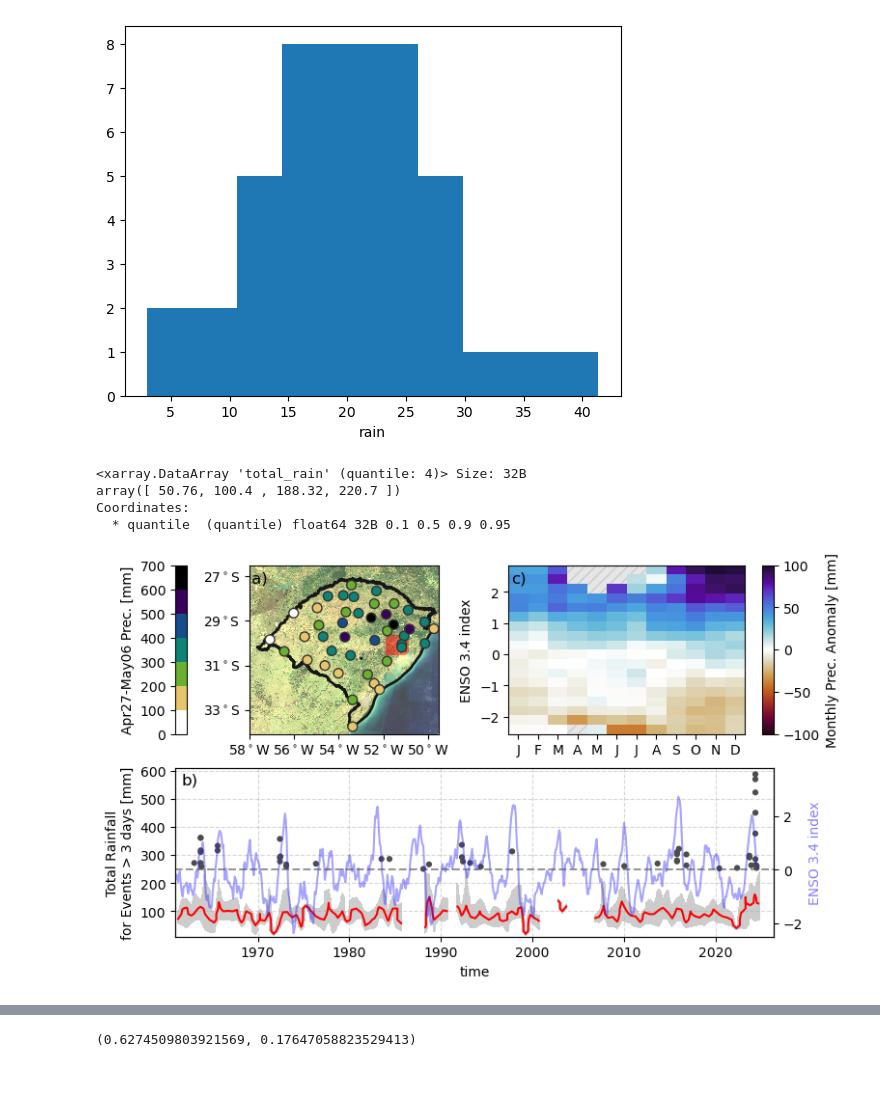
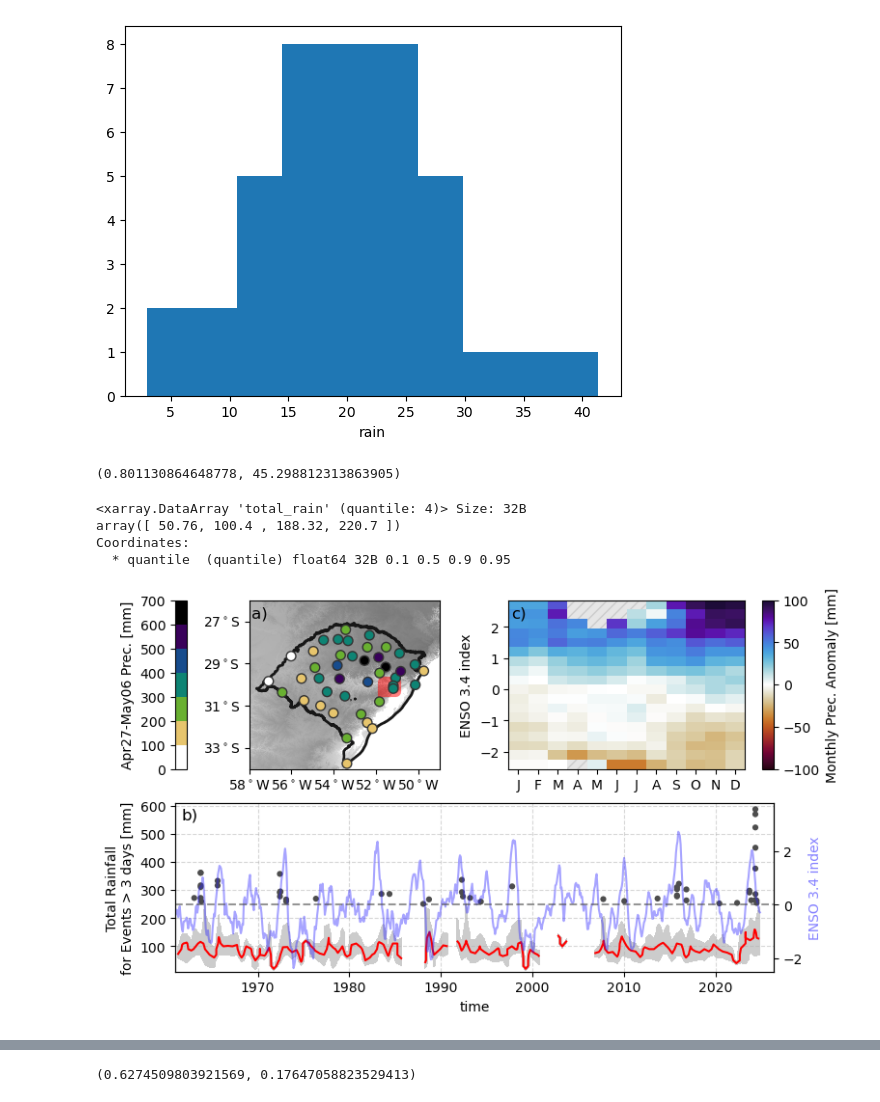
Before and after one commit to iuryt/swot_southbrazil_flooding, a Jupyter notebook: src/03-met_stations.ipynb, the cells around one changed output, grey strips where cells are left out. Drawn from its saved outputs; the diff is of its cells as text; code cells hidden in the pictures.

```diff
--- a/src/03-met_stations.ipynb
+++ b/src/03-met_stations.ipynb
@@ -22,8 +26,24 @@ from tools import lonlim, latlim
+# %%
+bat = xr.open_dataset("../data/external/gebco/gebco.nc")
 # %%
 landsat = xr.open_dataset("../data/external/landsat/before_large.nc")
 landsat = process_satellite_image(landsat, gamma=0.9)
 gdf = gpd.read_file("../data/external/shapefiles/RS_Municipios_2022/RS_Municipios_2022.shp")
-state = gpd.GeoDataFrame(gdf.unary_union, columns=["geometry"], crs="EPSG:4326")
+state = gpd.GeoDataFrame(geometry=[gdf.unary_union], columns=["geometry"], crs="EPSG:4326")
+# %%
+url = "https://psl.noaa.gov/mjo/mjoindex/omi.1x.txt"
+response = requests.get(url)
+response.raise_for_status()  # Raise an error if the request fails
+data = response.text
+
+lines = data.split("\n")[1:-4]
+data = []
+for line in lines:
+    year, month, day, hour, _, _, pc1pc2 = line.split()
+    year, month, day, hour = [int(v) for v in (year, month, day, hour)]
+    data.append([datetime(year, month, day, hour), float(pc1pc2)])
+mjo = pd.DataFrame(data, columns=["time","mjo"]).set_index("time")
+mjo = mjo.to_xarray().mjo
 # %%
 url = "https://psl.noaa.gov/data/correlation/nina34.anom.data"
 response = requests.get(url)
@@ -171,3 +206,10 @@ dsum = dsum.where(dsum>0).dropna("name")
+# %%
+nnan = ~np.isnan(np.ravel(imergd)*np.ravel(dailyi))
+p = np.corrcoef(np.ravel(imergd)[nnan], np.ravel(dailyi)[nnan])[0,1]
+e = np.sqrt(np.mean((np.ravel(imergd)[nnan]-np.ravel(dailyi)[nnan])**2))
+print((p,e))
+# %% [output]
+(0.801130864648778, 45.298812313863905)
 # %%
 threshold = 4
 min_ndays = 3
@@ -235,7 +277,9 @@ ax["C2"] = fig.add_subplot(gs[0, 5])
 ax["A3"] = fig.add_subplot(gs[1, :])  # A3 takes up the full row at the bottom
 # ax["C3"] = fig.add_subplot(gs[1, -1])
 
-landsat.plot.imshow(ax=ax["A1"], alpha=0.7)
+# landsat.plot.imshow(ax=ax["A1"], alpha=0.7)
+np.log10(bat.elevation.where(bat.elevation>0)).plot(ax=ax["A1"], cmap="gray_r", vmax=6, add_colorbar=False)
+
 state.plot(ax=ax["A1"], edgecolor="#171717ff", facecolor="none", linewidth=2)
 ax["A1"].set(xlabel="", ylabel="", yticks=np.arange(-33, -26, 2), xticks=np.arange(-58, -48, 2), title="")
 
@@ -269,31 +313,31 @@ Hi = H.resample(time="6m").sum()
 
 Hc.plot.contour(ax=ax["A3"], levels=[0.5], colors="r")
 Hc.plot.contourf(ax=ax["A3"], levels=[0.2, 0.8], colors="k", alpha=0.2, extend="neither", add_colorbar=False)
 
 a3b = ax["A3"].twinx()
 enso_stacked.plot(ax=a3b, color="#251dff66")
 a3b.set_ylabel("ENSO 3.4 index", color="#251dff8f")
 a3b.set(ylim=[-2.5, 3.8])
 a3b.axhline(0, linestyle="--", color="0.3", alpha=0.6)
 
 
 ax["A3"].scatter(events.time.where(where), events.total_rain.where(where), c="0.3", s=20, edgecolor="none", zorder=1e3)
 # ax["A3"].scatter([datetime(2024,4,26)]*rsum.where(rsum>250).size,rsum.where(rsum>250), c="0.3", s=20, edgecolor="none")
 ax["A3"].set(xlim=[datetime(1961,1,1), datetime(2026,5,1)], ylabel="Total Rainfall\nfor Events > 3 days [mm]")
 
 
 
 ax["A3"].grid(True, ls="--", alpha=0.5)
 # for dt in historic_events:
 #     ax["A3"].axvline(dt)
 # ax["A3"].axvspan(datetime(1985,4,1), datetime(1987,9,1), edgecolor='0.9', facecolor="1.0", lw=0, hatch="//", zorder=2)
 # ax["A3"].axvspan(datetime(2000,11,1), datetime(2006,5,1), edgecolor='0.9', facecolor="1.0", lw=0, hatch="//", zorder=2)
 # fig.subplots_adjust(wspace=0.5)
 
 
 for letter, a in zip("a) b) c)".split(), [ax["A1"], ax["A3"], ax["A2"]]):
     a.text(0.01, 0.9, letter, fontsize=12, transform=a.transAxes)
 
 fig.savefig("../img/enso_rain.png", dpi=200, bbox_inches="tight")
 # %% [output]
-[figure, old version]
+[figure, new version]
```
Also changed, not shown: parts of 11 cells of this notebook, 16 other files.
